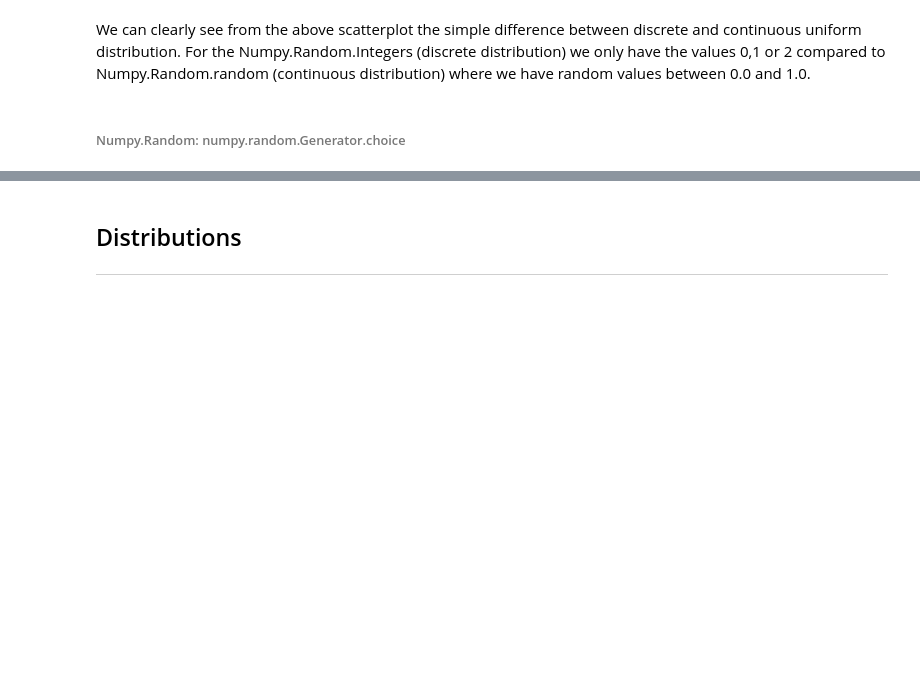
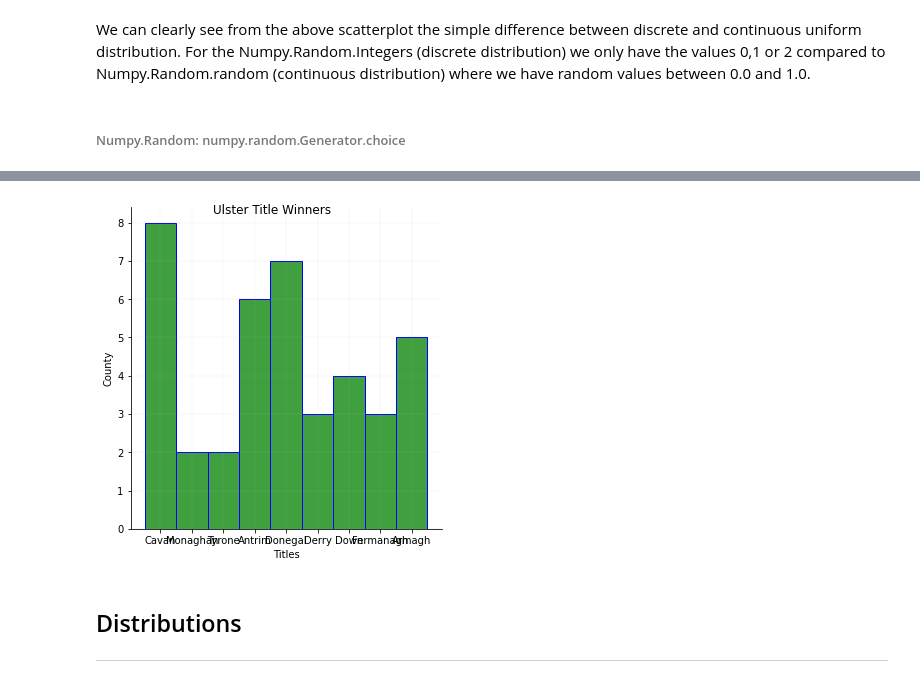
Before and after one commit to conor-mccaffrey/numpy_random, a Jupyter notebook: numpy_random.ipynb, the cells around one changed output, grey strips where cells are left out. Saved outputs shown, nothing was run; the diff lists cells and outputs as text; code cells hidden in the pictures; blank space fills up the shorter version.

```diff
--- a/numpy_random.ipynb
+++ b/numpy_random.ipynb
@@ -188,3 +229,12 @@ We can clearly see from the above scatterplot the simple difference between disc
+# %%
+# Lets display on a Seaborn Histogram this glorious liklihood
+sns.displot(ulsterTitle, color = 'green', edgecolor = 'blue')
+plt.xlabel('Titles')
+plt.ylabel('County')
+plt.suptitle('Ulster Title Winners', fontsize = 12) # adding main title to histogram and setting fontsize
+plt.grid(lw = '0.1', color = '#BEBEBE') # modifying grid lines so that they dont 'overpower' the data
+# %% [output]
+[figure, added]
 # %% [markdown]
 ## Distributions
 ***
```
Also changed, not shown: parts of 5 cells of this notebook, 2 other files.
